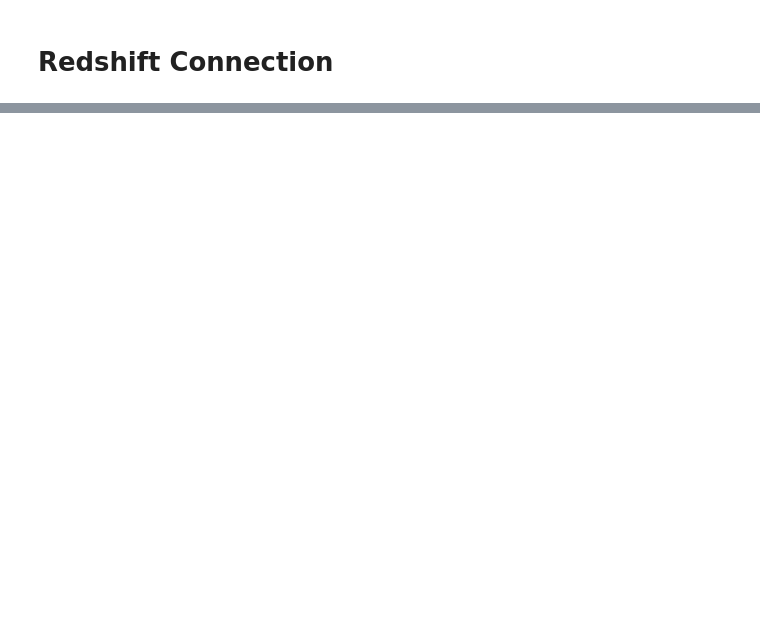
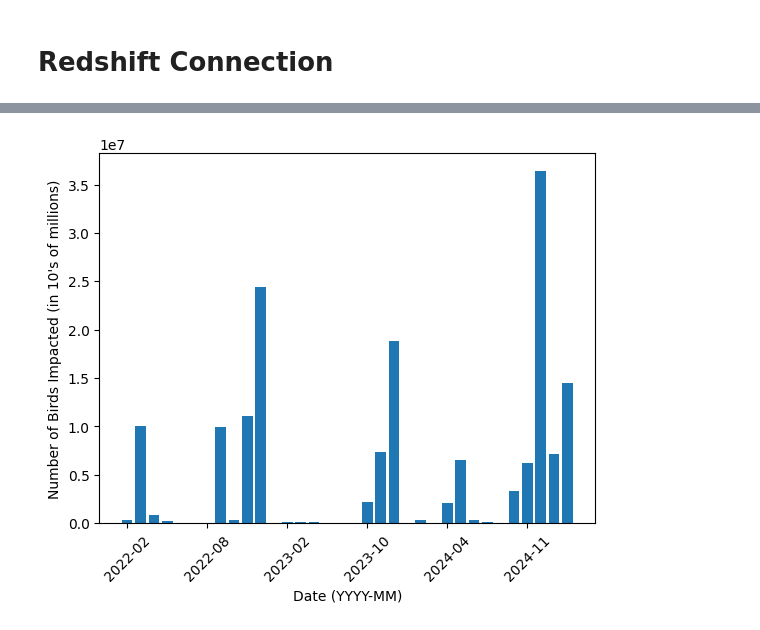
Before and after one commit to sahn1998/egg-price-prediction, a Jupyter notebook: EDA/EDA.ipynb, the cells around one changed output, grey strips where cells are left out. Drawn from its saved outputs; the diff is of its cells as text; code cells hidden in the pictures; blank space fills up the shorter version.

```diff
--- a/EDA/EDA.ipynb
+++ b/EDA/EDA.ipynb
@@ -49,0 +109,3 @@ def querying_to_redshift(query, cursor):
+# %%
+flocks_impacted_size = bird.groupby('yyyy_mm')['Flock Size'].sum().reset_index(name='Total_Flock_Size')
+flocks_impacted_size.head()
@@ -49,0 +119,9 @@ def querying_to_redshift(query, cursor):
+# %%
+plt.bar(flocks_impacted_size['yyyy_mm'], flocks_impacted_size['Total_Flock_Size'])
+tick_positions = flocks_impacted_size['yyyy_mm'][::6]
+plt.xticks(tick_positions, rotation=45)
+plt.xlabel('Date (YYYY-MM)')
+plt.ylabel('Number of Birds Impacted (in 10\'s of millions)')
+plt.show()
+# %% [output]
+[figure, added]
```
Also changed, not shown: parts of 9 cells of this notebook, 10 other files.
